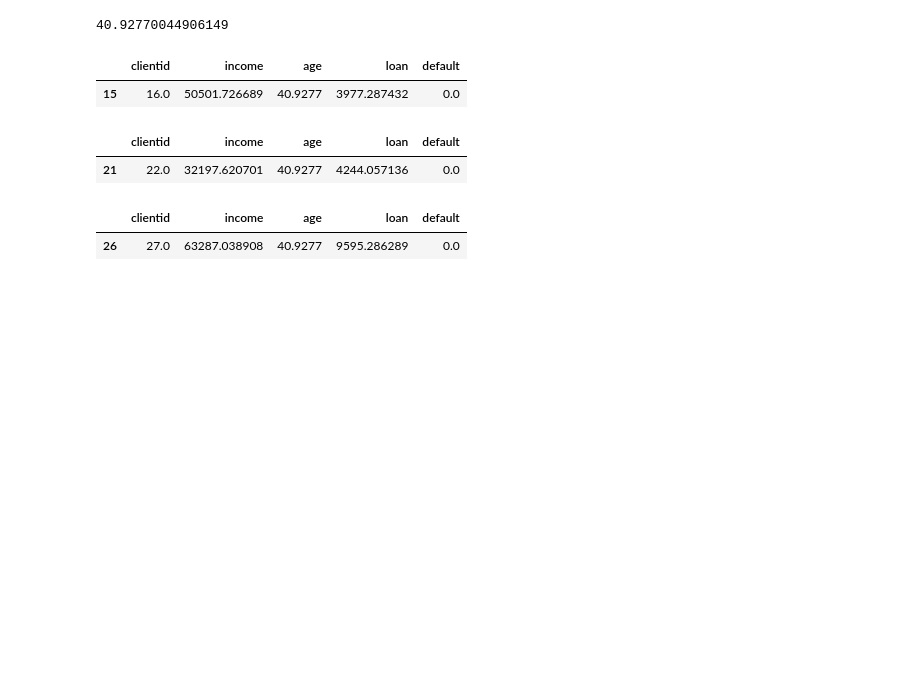
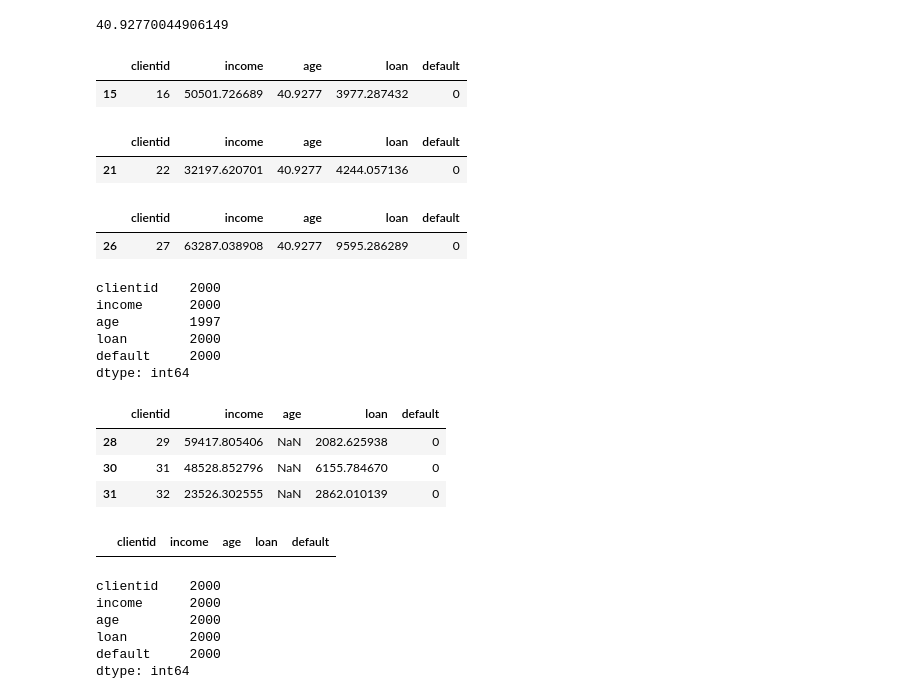
Before and after one commit to gustavodiasz/ANALISE-DE-DADOS-PARA-MACHINE-LEARNING-COM-PYTHON, a Jupyter notebook: Machine_Learning_e_Data_Science_com_Python_de_A_a_Z_gustavo_dias.ipynb, the cells around one changed output. Drawn from its saved outputs; the diff is of its cells as text; code cells hidden in the pictures; blank space fills up the shorter version.

```diff
--- a/Machine_Learning_e_Data_Science_com_Python_de_A_a_Z_gustavo_dias.ipynb
+++ b/Machine_Learning_e_Data_Science_com_Python_de_A_a_Z_gustavo_dias.ipynb
@@ -136,21 +136,52 @@ base_credit['age'][base_credit['age'] > 0 ].mean()
 
 # .loc é uma função do pandas para localizar
 
-base_credit.loc[base_credit['age'] < 0 ] = base_credit['age'][base_credit['age'] > 0 ].mean()
+# IMPORTANTE PASSAR O ATRIBUTO 'AGE' DEPOIS DO "' < 0, "" PARA QUE ELE SAIBA QUAL ATRIBUTO DEVE SER MODIFICADO.
+
+base_credit.loc[base_credit['age'] < 0, 'age' ] = base_credit['age'][base_credit['age'] > 0 ].mean()
 # %%
 # vamos averiguar se os clinetes 16, 22 e 27 foram atualizados para terem a idade igual a média.
 
 base_credit.loc[base_credit['clientid'] == 16]
 # %% [output]
 |  | clientid | income | age | loan | default |
-| 15 | 16.0 | 50501.726689 | 40.9277 | 3977.287432 | 0.0 |
+| 15 | 16 | 50501.726689 | 40.9277 | 3977.287432 | 0 |
 # %%
 base_credit.loc[base_credit['clientid'] == 22]
 # %% [output]
 |  | clientid | income | age | loan | default |
-| 21 | 22.0 | 32197.620701 | 40.9277 | 4244.057136 | 0.0 |
+| 21 | 22 | 32197.620701 | 40.9277 | 4244.057136 | 0 |
 # %%
 base_credit.loc[base_credit['clientid'] == 27]
 # %% [output]
 |  | clientid | income | age | loan | default |
-| 26 | 27.0 | 63287.038908 | 40.9277 | 9595.286289 | 0.0 |
+| 26 | 27 | 63287.038908 | 40.9277 | 9595.286289 | 0 |
+# %%
+# agora nós temos a certeza de que não existem mais idades negativas pois substituimos pola média das idades:
+
+# AGORA VAMOS VER SE EXISTE VALORES FALTANDO:
+
+
+# NOTE QUE EXISTEM 1997 IDADE (AGES) LOGO, TRÊS CLIENTES DEIXARAM DE POR A IDADE NO CADASTRO. VAMOS IDENTIFICALOS.
+
+base_credit.count()
+# %% [output]
+clientid    2000
+income      2000
+age         1997
+loan        2000
+default     2000
+dtype: int64
+# %%
+# COM A FUNÇÃO "isull" do pandas podemos encontrar os valores faltantes.
+
+# filtramos apenas a coluna das idades pois já sabemos que é nela que falta valores.
+
+# Note que os clientes: 29, 31 e 32 não colocaram as suas idades. Para tratar isso (valores faltantes) vamos usar o mesmo método de substituir pela média.
+
+base_credit.loc[base_credit['age'].isnull()]
+# %% [output]
+|  | clientid | income | age | loan | default |
+| 28 | 29 | 59417.805406 | NaN | 2082.625938 | 0 |
+| 30 | 31 | 48528.852796 | NaN | 6155.784670 | 0 |
+| 31 | 32 | 23526.302555 | NaN | 2862.010139 | 0 |
@@ -156,0 +196,21 @@ base_credit.loc[base_credit['clientid'] == 27]
+# %%
+# Vamos ver se os clientes 29, 31 e 32 foram atualizados, ou seja, se está com valor de idade igual a média.
+
+# note que não foi retornado valor faltante:
+
+base_credit[base_credit['age'].isnull()]
+# %% [output]
+|  | clientid | income | age | loan | default |
+# %%
+# verificando se todos os atributos agora estão preenchidos:
+
+# note que todos estão com 2000, ou seja, não existem mais valores faltantes.
+
+base_credit.count()
+# %% [output]
+clientid    2000
+income      2000
+age         2000
+loan        2000
+default     2000
+dtype: int64
```
Also changed, not shown: parts of 2 cells of this notebook.
